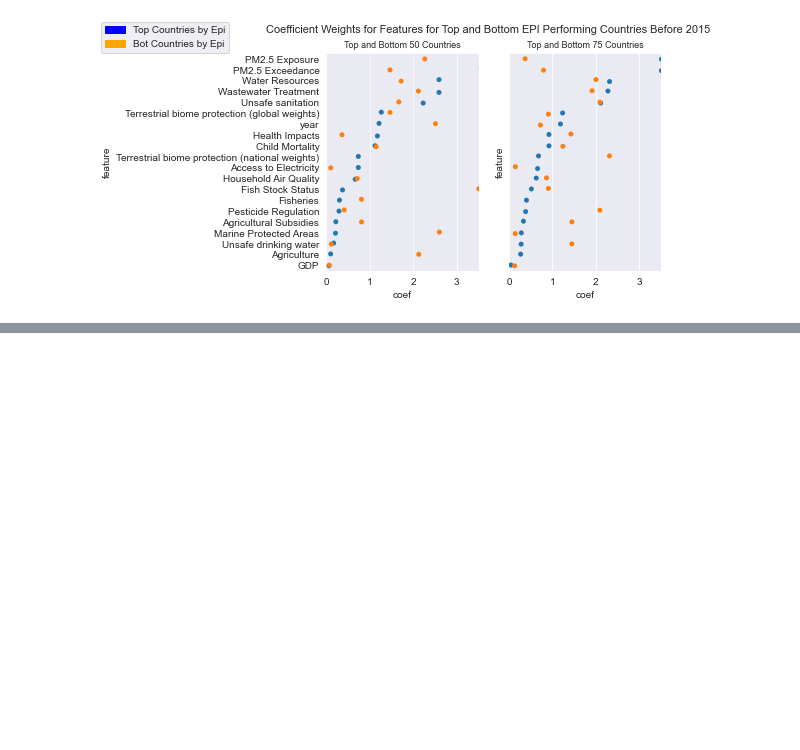
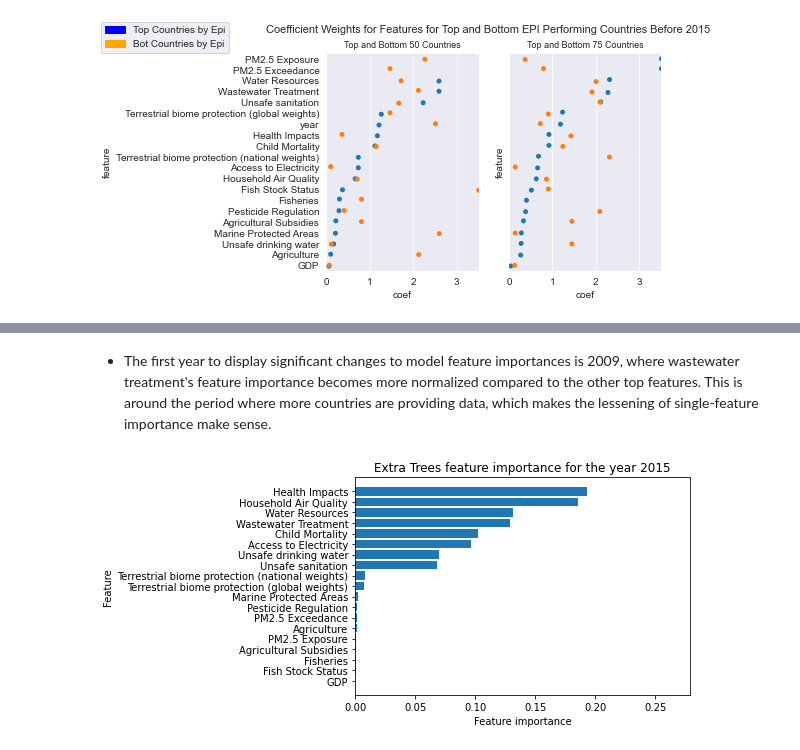
Before and after one commit to Avanyali/EPIDemographicModel, a Jupyter notebook: Step5_Analysis.ipynb, the cells around one changed output, grey strips where cells are left out. Saved outputs shown, nothing was run; the diff lists cells and outputs as text; code cells hidden in the pictures; blank space fills up the shorter version.

```diff
--- a/Step5_Analysis.ipynb
+++ b/Step5_Analysis.ipynb
@@ -40,0 +70,6 @@ images_with_string_in_name('side')
+# %% [markdown]
+- The first year to display significant changes to model feature importances is 2009, where wastewater treatment's feature importance becomes more normalized compared to the other top features. This is around the period where more countries are providing data, which makes the lessening of single-feature importance make sense.
+# %%
+display.display(bars[13])
+# %% [output]
+[figure, added]
```
Also changed, not shown: parts of 22 cells of this notebook.
